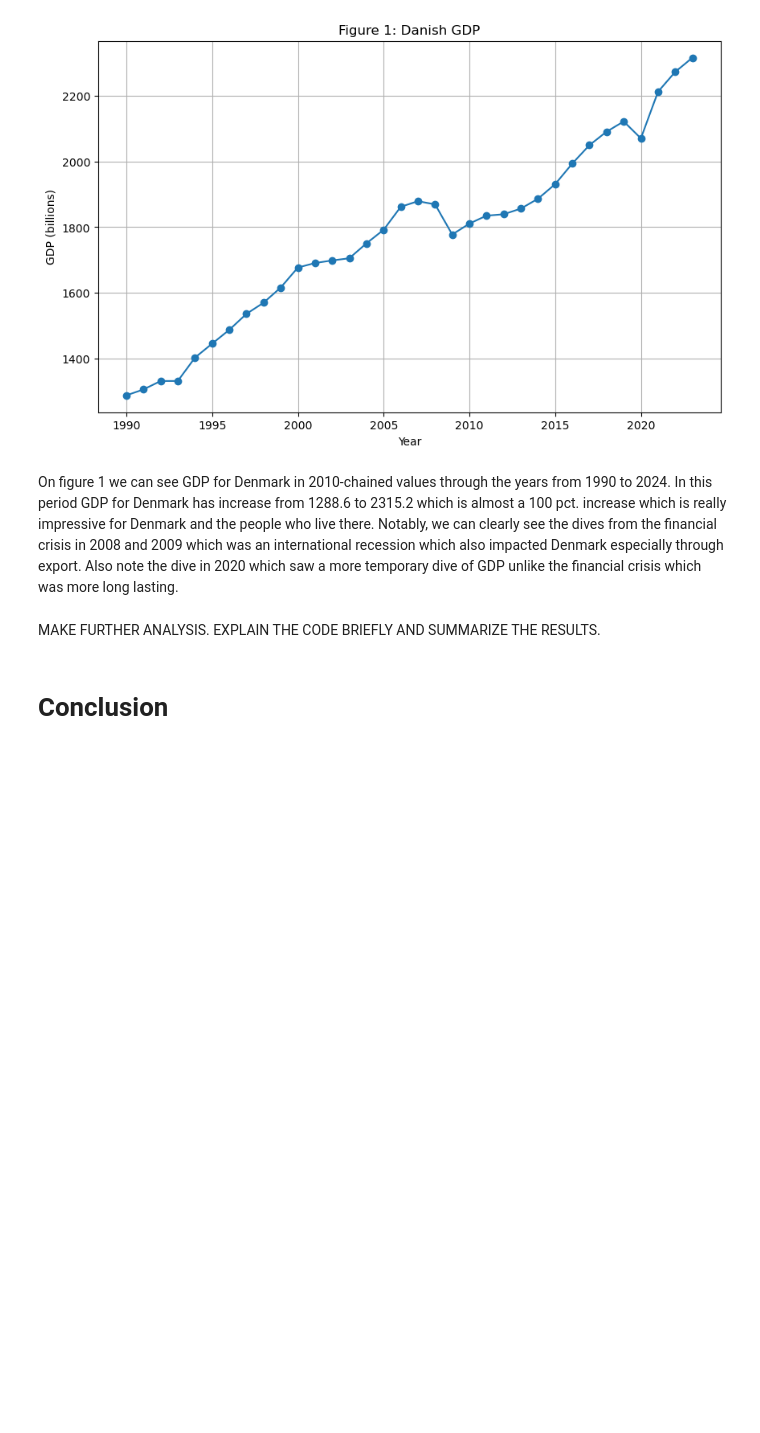
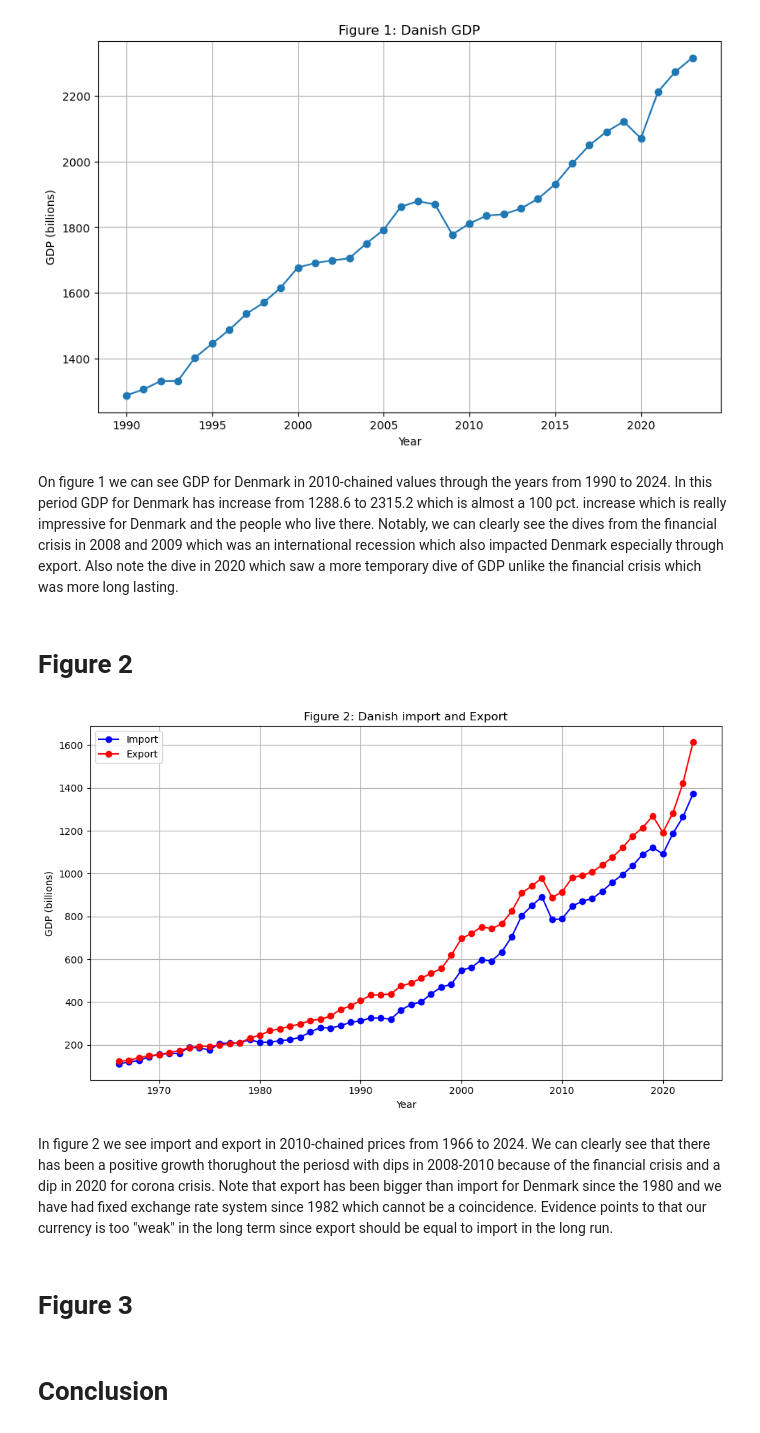
Before and after one commit to NumEconCopenhagen/projects-2024-thomas-lucas-jacob, a Jupyter notebook: dataproject/dataproject.ipynb, the cells around one changed output. Saved outputs shown, nothing was run; the diff lists cells and outputs as text; code cells hidden in the pictures; blank space fills up the shorter version.

Commit message:
Export import graf figur 2

```diff
--- a/dataproject/dataproject.ipynb
+++ b/dataproject/dataproject.ipynb
@@ -328,5 +328,39 @@ plt.show()
 [figure]
 # %% [markdown]
 On figure 1 we can see GDP for Denmark in 2010-chained values through the years from 1990 to 2024. In this period GDP for Denmark has increase from 1288.6 to 2315.2 which is almost a 100 pct. increase which is really impressive for Denmark and the people who live there. Notably, we can clearly see the dives from the financial crisis in 2008 and 2009 which was an international recession which also impacted Denmark especially through export. Also note the dive in 2020 which saw a more temporary dive of GDP unlike the financial crisis which was more long lasting.
-# %% [markdown]
-MAKE FURTHER ANALYSIS. EXPLAIN THE CODE BRIEFLY AND SUMMARIZE THE RESULTS.
+# %% [markdown]
+# Figure 2
+# %%
+import matplotlib.pyplot as plt
+import pandas as pd
+from dataproject import supply_balance_import, supply_balance_export  # Importing the functions
+
+# Call the functions to get the data
+df1 = supply_balance_import()
+df2 = supply_balance_export()
+
+# Convert 'INDHOLD' to numeric, replacing '..' with NaN
+df1['INDHOLD'] = pd.to_numeric(df1['INDHOLD'], errors='coerce')
+df2['INDHOLD'] = pd.to_numeric(df2['INDHOLD'], errors='coerce')
+
+# Plotting
+plt.figure(figsize=(10, 6))
+
+# Plotting both datasets in the same diagram
+plt.plot(df1['TID'], df1['INDHOLD'], marker='o', linestyle='-', color='blue', label='Import')
+plt.plot(df2['TID'], df2['INDHOLD'], marker='o', linestyle='-', color='red', label='Export')
+
+plt.title('Figure 2: Danish import and Export')
+plt.xlabel('Year')
+plt.ylabel('GDP (billions)')
+plt.grid(True)
+plt.legend()  # Show legend with labels
+
+plt.tight_layout()  # Adjust layout to prevent overlap
+plt.show()
+# %% [output]
+[figure, added]
+# %% [markdown]
+In figure 2 we see import and export in 2010-chained prices from 1966 to 2024. We can clearly see that there has been a positive growth thorughout the periosd with dips in 2008-2010 because of the financial crisis and a dip in 2020 for corona crisis. Note that export has been bigger than import for Denmark since the 1980 and we have had fixed exchange rate system since 1982 which cannot be a coincidence. Evidence points to that our currency is too "weak" in the long term since export should be equal to import in the long run.
+# %% [markdown]
+# Figure 3
```
Also changed, not shown: parts of 1 cell of this notebook.
